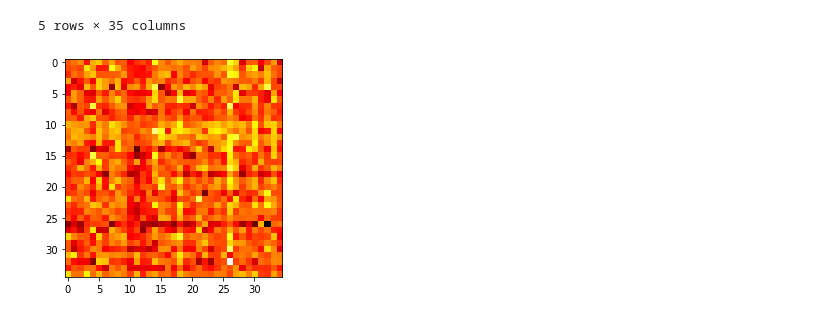
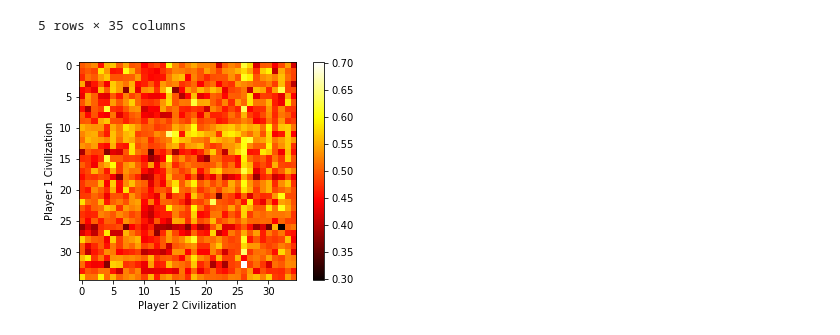
Before and after one commit to rishigoutam/aoe2, a Jupyter notebook: test_data.ipynb, the cells around one changed output. Drawn from its saved outputs; the diff is of its cells as text; code cells hidden in the pictures.

Commit message:
Add colorbar to heatmap

```diff
--- a/test_data.ipynb
+++ b/test_data.ipynb
@@ -266,7 +266,10 @@ win_pivot.head()
 # %%
 # Visualize pivot table as heatmap
 # https://stackoverflow.com/questions/33282368/plotting-a-2d-heatmap-with-matplotlib
 plt.imshow(win_pivot, cmap='hot', interpolation='nearest')
+plt.xlabel('Player 2 Civilization')
+plt.ylabel('Player 1 Civilization')
+plt.colorbar()
 plt.show()
 # %% [output]
-[figure, old version]
+[figure, new version]
```
